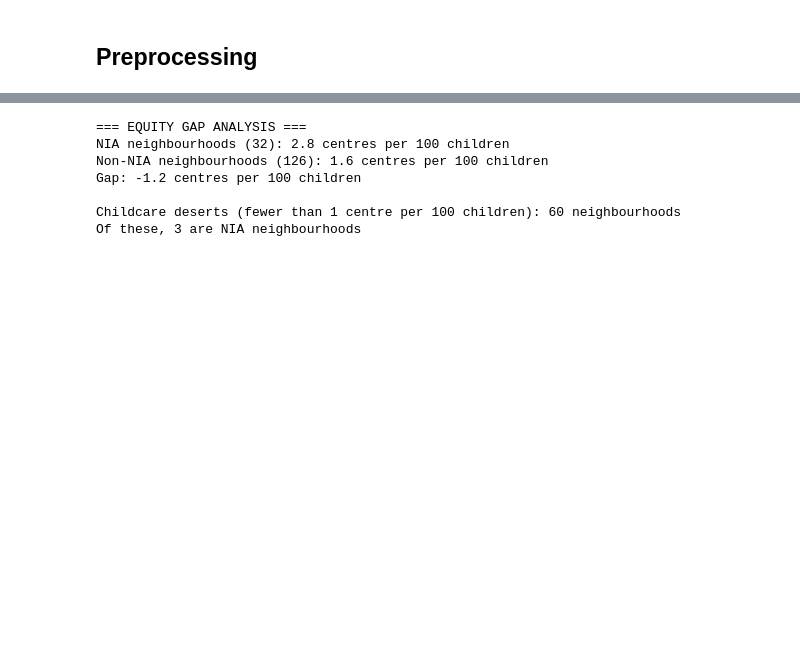
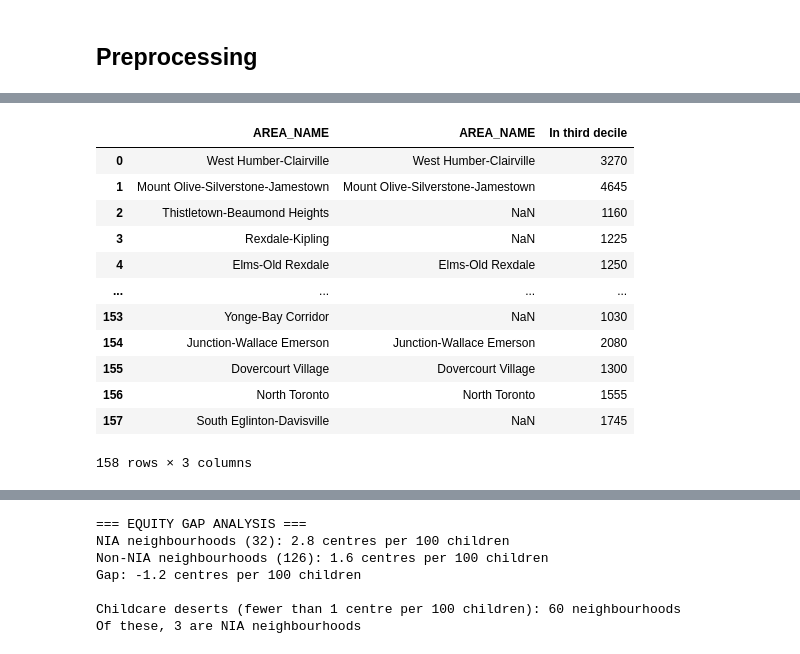
Before and after one commit to lucas-ben/mba-business-analytics, a Jupyter notebook: Data Viz Data Folder/file.ipynb, the cells around one changed output, grey strips where cells are left out. Drawn from its saved outputs; the diff is of its cells as text; code cells hidden in the pictures; blank space fills up the shorter version.

```diff
--- a/Data Viz Data Folder/file.ipynb
+++ b/Data Viz Data Folder/file.ipynb
@@ -296,3 +314,19 @@ neighbourhood_metrics.head(5)
+# %%
+neighbourhood_metrics[['AREA_NAME','    In third decile']]
+# %% [output]
+|  | AREA_NAME | AREA_NAME | In third decile |
+| 0 | West Humber-Clairville | West Humber-Clairville | 3270 |
+| 1 | Mount Olive-Silverstone-Jamestown | Mount Olive-Silverstone-Jamestown | 4645 |
+| 2 | Thistletown-Beaumond Heights | NaN | 1160 |
+| 3 | Rexdale-Kipling | NaN | 1225 |
+| 4 | Elms-Old Rexdale | Elms-Old Rexdale | 1250 |
+| ... | ... | ... | ... |
+| 153 | Yonge-Bay Corridor | NaN | 1030 |
+| 154 | Junction-Wallace Emerson | Junction-Wallace Emerson | 2080 |
+| 155 | Dovercourt Village | Dovercourt Village | 1300 |
+| 156 | North Toronto | North Toronto | 1555 |
+| 157 | South Eglinton-Davisville | NaN | 1745 |
+158 rows × 3 columns
 # %%
 # looked at distribution of count per children and 100 is not representative
 # %%
```
Also changed, not shown: parts of 12 cells of this notebook, 4 other files.
